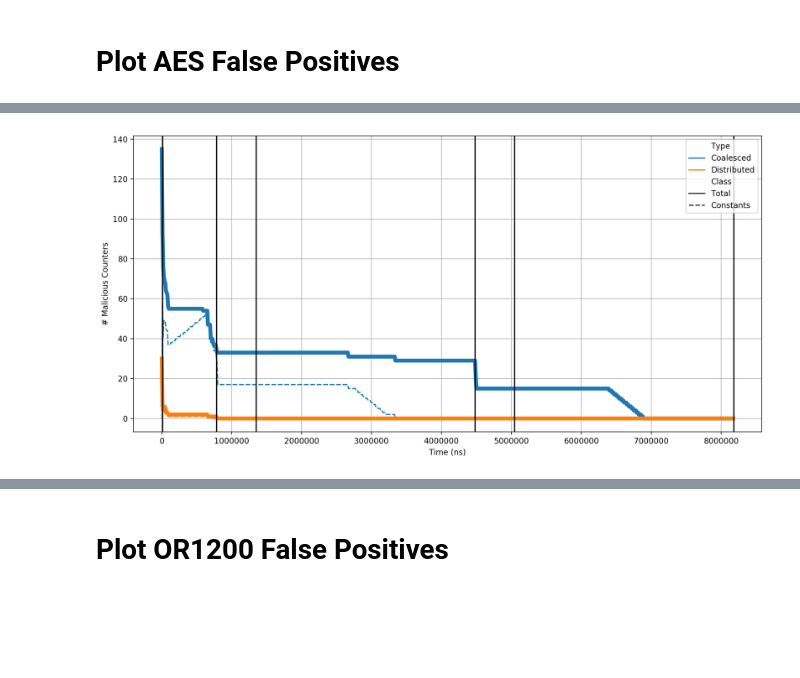
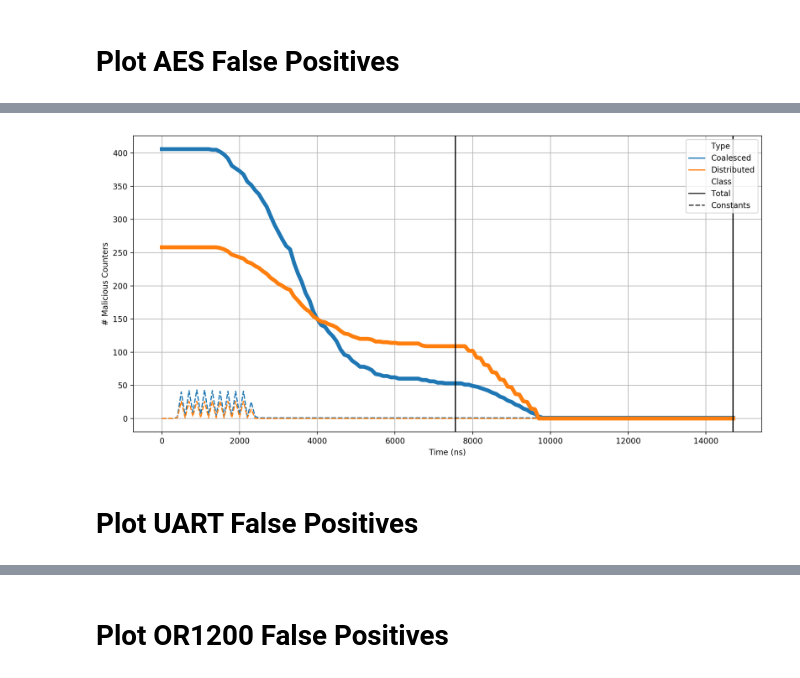
Before and after one commit to timothytrippel/bomberman, a Jupyter notebook: circuits/plots/exp_001_false_positives.ipynb, the cells around one changed output, grey strips where cells are left out. Cells and saved outputs as stored; diff of their text form; code cells hidden in the pictures; blank space fills up the shorter version.

```diff
--- a/circuits/plots/exp_001_false_positives.ipynb
+++ b/circuits/plots/exp_001_false_positives.ipynb
@@ -11,19 +6,16 @@ import matplotlib.pyplot as plt
 # Data Paths
 # %%
 # AES
-aes_data_dir   = '/Users/ti27457/Repos/ttb/circuits/aes'
-# aes_data_dir   = '/Volumes/TI27457/ttb/circuits/aes'
-# aes_data_dir = '/Volumes/TI27457/ttb/circuits/aes-logs-50tests-100res-100ps'
-# aes_data_dir = '/Volumes/TI27457/ttb/circuits/aes-logs-100tests-100res-100ps'
+# aes_data_dir   = '/Users/ti27457/Repos/ttb/circuits/aes'
+aes_data_dir   = '/Volumes/TI27457/ttb/circuits/aes/tjfree_50eds'
 
 # UART
-uart_data_dir = '/Users/ti27457/Repos/ttb/circuits/uart'
-# uart_data_dir = '/Volumes/TI27457/ttb/circuits/uart'
-# uart_data_dir = '/Volumes/TI27457/ttb/circuits/uart-logs-1tests-10000res-100ps'
+# uart_data_dir = '/Users/ti27457/Repos/ttb/circuits/uart'
+uart_data_dir = '/Volumes/TI27457/ttb/circuits/uart/tjfree_16bytes'
 
 # OR1200
-or1200_data_dir = '/Users/ti27457/Repos/ttb/circuits/or1200'
-# or1200_data_dir = '/Volumes/TI27457/ttb/circuits/or1200'
+# or1200_data_dir = '/Users/ti27457/Repos/ttb/circuits/or1200'
+or1200_data_dir = '/Volumes/TI27457/ttb/circuits/or1200/tjfree_2tests-100000res-100ps-helloworld'
 # %% [markdown]
 # Plot Settings
 # %%
@@ -126,27 +95,12 @@ if AES_FP_SAVE_AS_PDF:
-# %%
-# Load Data
-uart_counter_df = load_data_df_lf(uart_data_dir)
-
-# Plot Data
-fig, ax = plt.subplots(1, 1, figsize=(FIG_WIDTH, FIG_HEIGHT), dpi=200)
-sns.lineplot(x="Time", y="Num. Counters", hue="Type", style="Class", data=uart_counter_df, ax=ax)
-ax.set_ylabel('# Malicious Counters')
-ax.set_xlabel('Time (ns)')
-plt.setp(ax.lines[0], linewidth=5)
-plt.setp(ax.lines[2], linewidth=5)
-ax.grid()
-plt.tight_layout(h_pad=1)
-
-# Scale the plot
-# ax.set_xlim(0, 100000)
-plt.axvline(x=12250, color='k', linestyle='-')    # END config register toggling
-plt.axvline(x=786150, color='k', linestyle='-')   # END error generation testing
-plt.axvline(x=1349660, color='k', linestyle='-')  # END transmit-1 (16) bytes
-plt.axvline(x=4482460, color='k', linestyle='-')  # END receive-1  (16) bytes
-plt.axvline(x=5046260, color='k', linestyle='-')  # END transmit-2 (16) bytes
-plt.axvline(x=8179060, color='k', linestyle='-')  # END receive-2  (16) bytes
-
-if UART_FP_SAVE_AS_PDF:
-    plt.savefig(UART_FP_PDF_FILENAME, format='pdf')
-# %% [output]
-[figure, removed]
+# %%
+plot_counter_df(\
+    FIG_WIDTH, \
+    FIG_HEIGHT, \
+    aes_data_dir, \
+    line_separators=[7550, 14700], \
+    save_as_pdf=AES_FP_SAVE_AS_PDF, \
+    pdf_fname=AES_FP_PDF_FILENAME)
+# %% [output]
+[figure, added]
+# %% [markdown]
+# Plot UART False Positives
```
Also changed, not shown: parts of 6 cells of this notebook, 46 other files.
